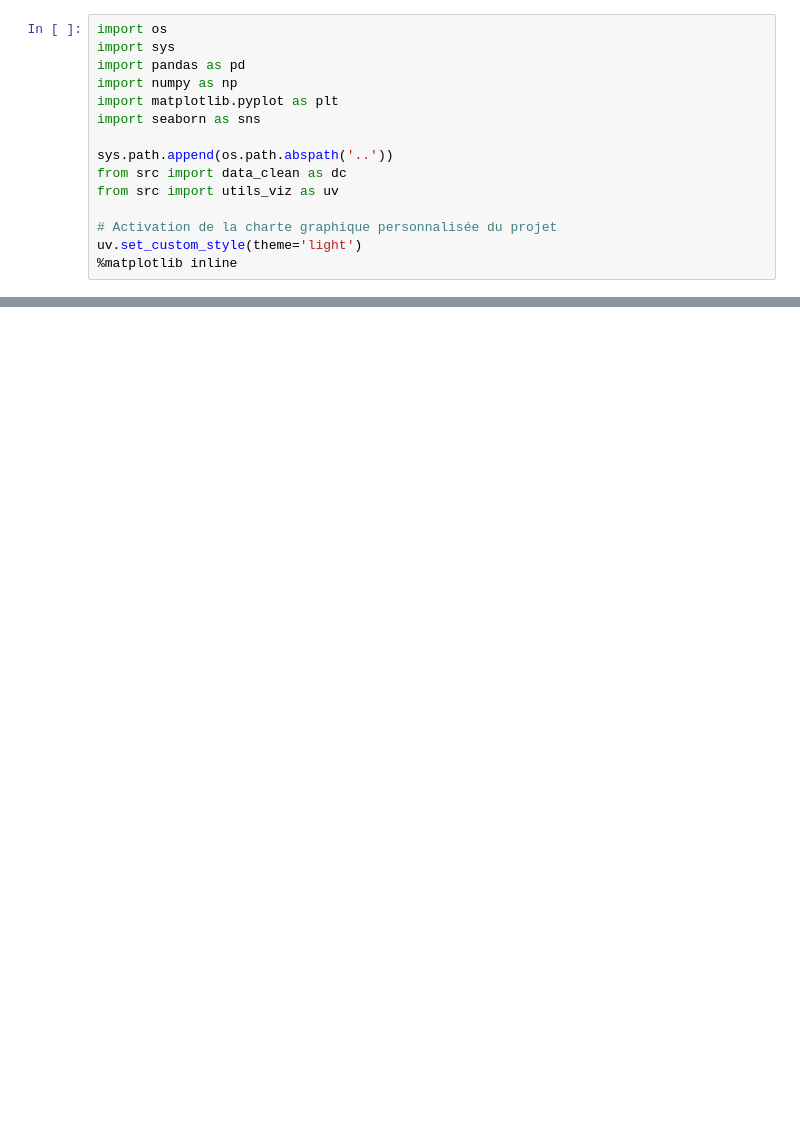
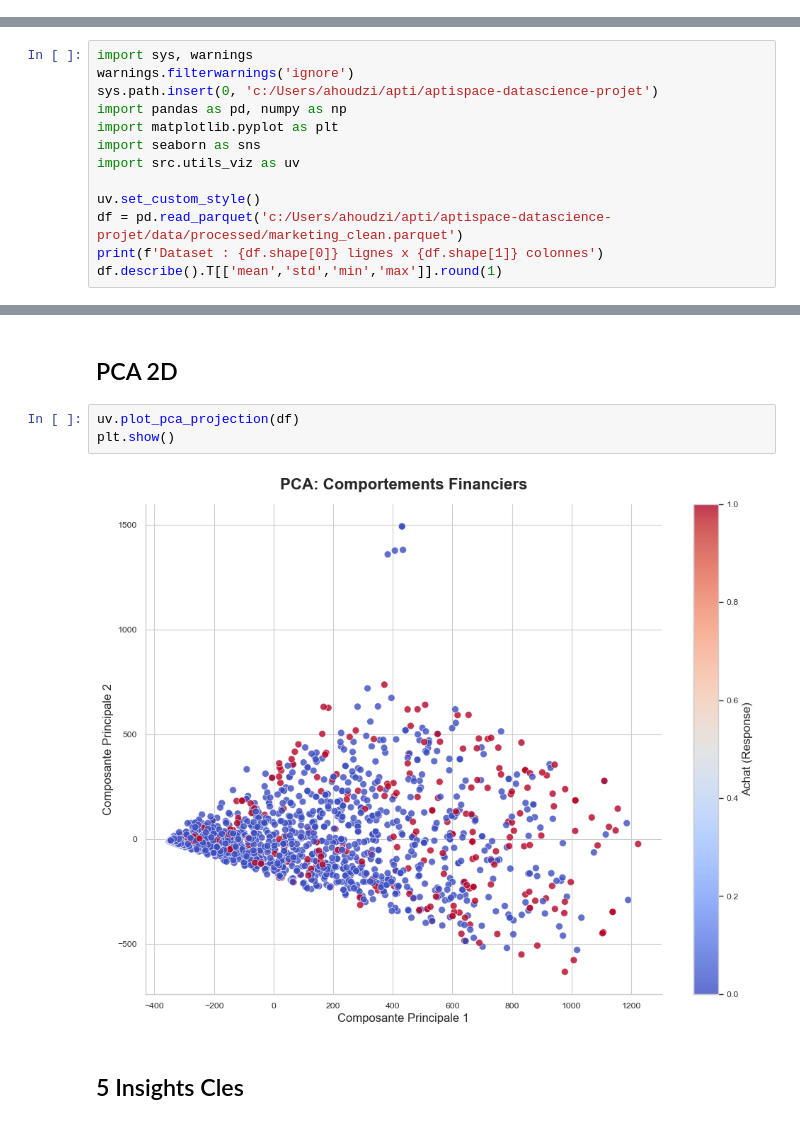
Before and after one commit to Anass-HOUDZI/aptispace-datascience-projet, a Jupyter notebook: notebooks/02_eda_visualisation.ipynb, the cells around one changed output, grey strips where cells are left out. Cells and saved outputs as stored; diff of their text form; blank space fills up the shorter version.

```diff
--- a/notebooks/02_eda_visualisation.ipynb
+++ b/notebooks/02_eda_visualisation.ipynb
@@ -10,15 +0,0 @@ Ce notebook est dédié à la découverte de relations clés et à l'analyse vis
-# %%
-import os
-import sys
-import pandas as pd
-import numpy as np
-import matplotlib.pyplot as plt
-import seaborn as sns
-
-sys.path.append(os.path.abspath('..'))
-from src import data_clean as dc
-from src import utils_viz as uv
-
-# Activation de la charte graphique personnalisée du projet
-uv.set_custom_style(theme='light')
-%matplotlib inline
@@ -70,0 +5,13 @@ Sur la base de vos figures, listez les **insights majeurs** observés sur le com
+# %%
+import sys, warnings
+warnings.filterwarnings('ignore')
+sys.path.insert(0, 'c:/Users/ahoudzi/apti/aptispace-datascience-projet')
+import pandas as pd, numpy as np
+import matplotlib.pyplot as plt
+import seaborn as sns
+import src.utils_viz as uv
+
+uv.set_custom_style()
+df = pd.read_parquet('c:/Users/ahoudzi/apti/aptispace-datascience-projet/data/processed/marketing_clean.parquet')
+print(f'Dataset : {df.shape[0]} lignes x {df.shape[1]} colonnes')
+df.describe().T[['mean','std','min','max']].round(1)
@@ -70,0 +80,9 @@ Sur la base de vos figures, listez les **insights majeurs** observés sur le com
+# %% [markdown]
+## PCA 2D
+# %%
+uv.plot_pca_projection(df)
+plt.show()
+# %% [output]
+[figure, added]
+# %% [markdown]
+## 5 Insights Cles
```
Also changed, not shown: parts of 21 cells of this notebook, 10 other files.
